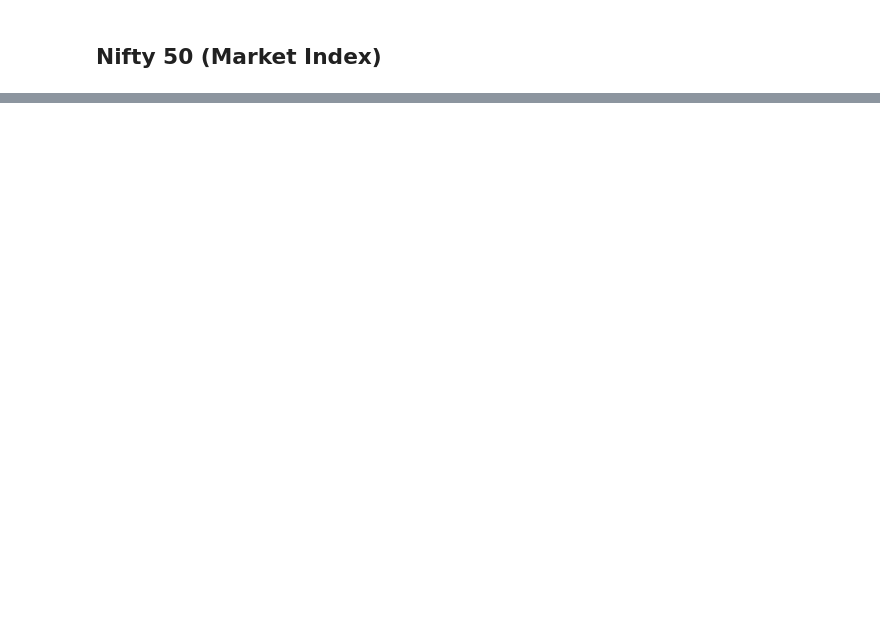
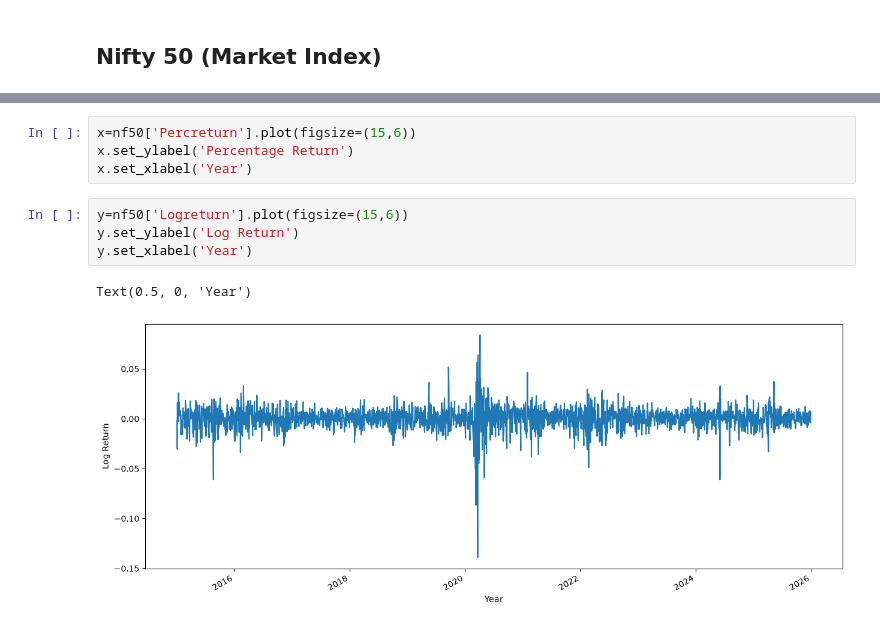
Before and after one commit to shouvik-maity/Indian-Stock-Market-Analysis, a Jupyter notebook: market_analysis.ipynb, the cells around one changed output, grey strips where cells are left out. Drawn from its saved outputs; the diff is of its cells as text; blank space fills up the shorter version.

```diff
--- a/market_analysis.ipynb
+++ b/market_analysis.ipynb
@@ -15,0 +57,11 @@ ModuleNotFoundError: No module named 'statsmodel'
+# %%
+x=nf50['Percreturn'].plot(figsize=(15,6))
+x.set_ylabel('Percentage Return')
+x.set_xlabel('Year')
+# %%
+y=nf50['Logreturn'].plot(figsize=(15,6))
+y.set_ylabel('Log Return')
+y.set_xlabel('Year')
+# %% [output]
+Text(0.5, 0, 'Year')
+[figure, added]
```
Also changed, not shown: parts of 8 cells of this notebook, 1 other file.
